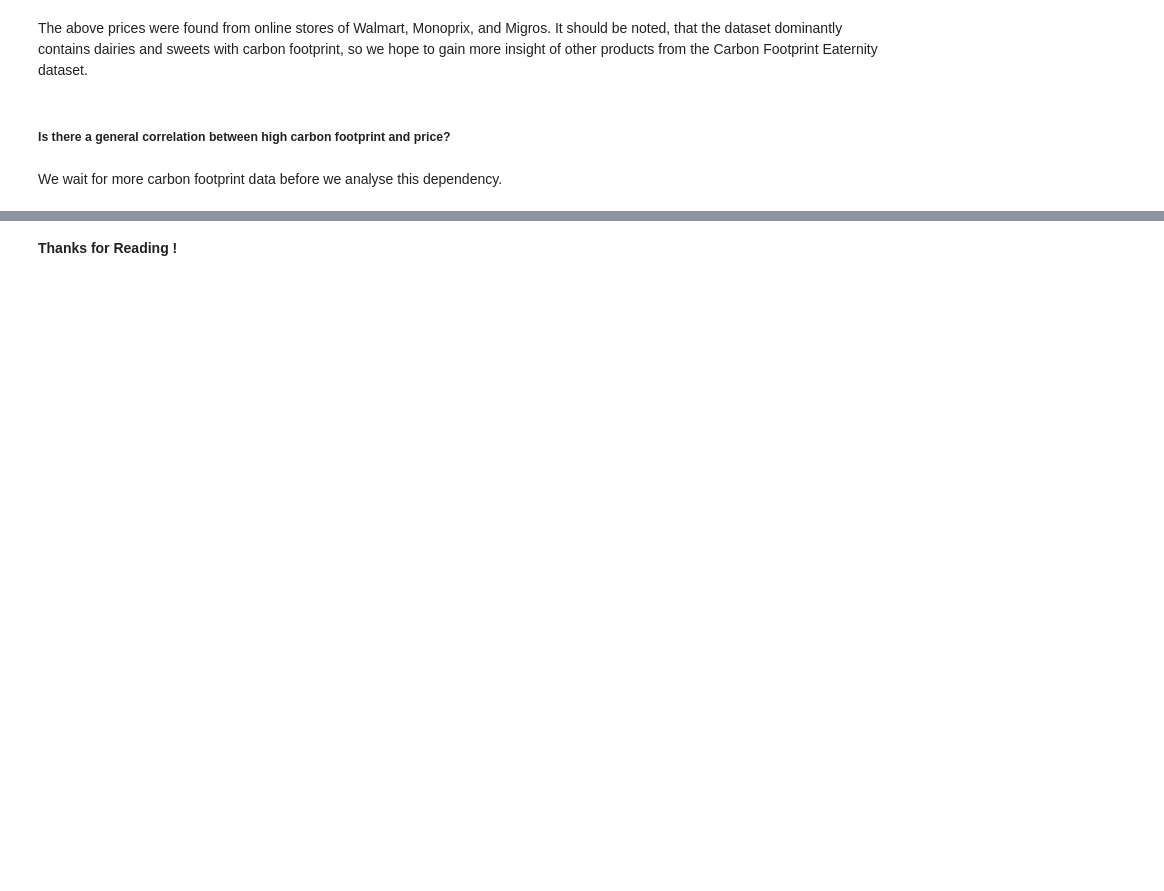
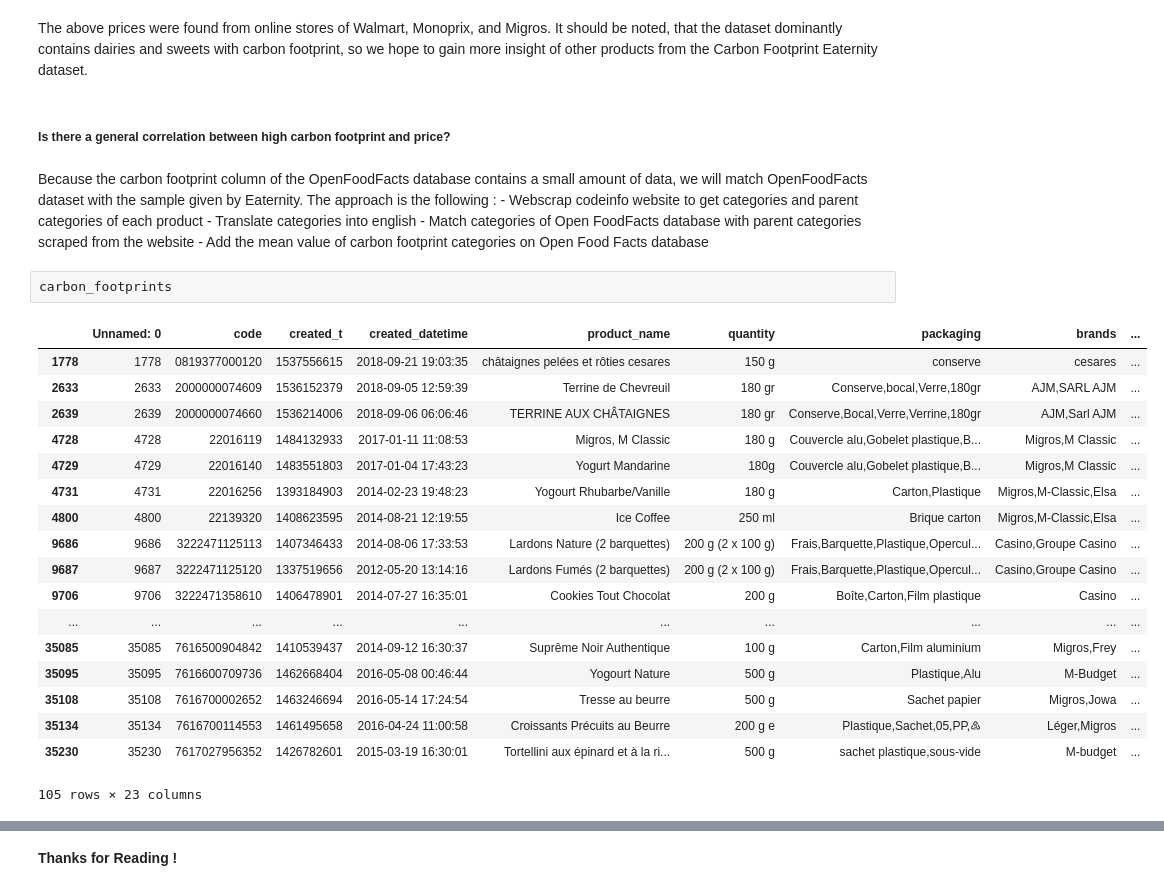
Before and after one commit to RedHotDataProject/Project_ADA, a Jupyter notebook: Open Food Facts - Explore data.ipynb, the cells around one changed output, grey strips where cells are left out. Cells and saved outputs as stored; diff of their text form; blank space fills up the shorter version.

Commit message:
Matching carbon footprint

```diff
--- a/Open Food Facts - Explore data.ipynb
+++ b/Open Food Facts - Explore data.ipynb
@@ -383,7 +476,32 @@ visualize.plot_cluster_by_tags(df=carbon_footprints,
 The above prices were found from online stores of Walmart, Monoprix, and Migros. It should be noted, that the dataset dominantly contains dairies and sweets with carbon footprint, so we hope to gain more insight of other products from the Carbon Footprint Eaternity dataset.
 # %% [markdown]
 ##### Is there a general correlation between high carbon footprint and price?
-# %% [markdown]
-We wait for more carbon footprint data before we analyse this dependency.
+# %% [markdown]
+Because the carbon footprint column of the OpenFoodFacts database contains a small amount of data, we will match OpenFoodFacts dataset with the sample given by Eaternity. The approach is the following :
+    - Webscrap codeinfo website to get categories and parent categories of each product
+    - Translate categories into english
+    - Match categories of Open FoodFacts database with parent categories scraped from the website
+    - Add the mean value of carbon footprint categories on Open Food Facts database
+# %%
+carbon_footprints
+# %% [output]
+|  | Unnamed: 0 | code | created_t | created_datetime | product_name | quantity | packaging | brands | ... |
+| 1778 | 1778 | 0819377000120 | 1537556615 | 2018-09-21 19:03:35 | châtaignes pelées et rôties cesares | 150 g | conserve | cesares | ... |
+| 2633 | 2633 | 2000000074609 | 1536152379 | 2018-09-05 12:59:39 | Terrine de Chevreuil | 180 gr | Conserve,bocal,Verre,180gr | AJM,SARL AJM | ... |
+| 2639 | 2639 | 2000000074660 | 1536214006 | 2018-09-06 06:06:46 | TERRINE AUX CHÂTAIGNES | 180 gr | Conserve,Bocal,Verre,Verrine,180gr | AJM,Sarl AJM | ... |
+| 4728 | 4728 | 22016119 | 1484132933 | 2017-01-11 11:08:53 | Migros, M Classic | 180 g | Couvercle alu,Gobelet plastique,B... | Migros,M Classic | ... |
+| 4729 | 4729 | 22016140 | 1483551803 | 2017-01-04 17:43:23 | Yogurt Mandarine | 180g | Couvercle alu,Gobelet plastique,B... | Migros,M Classic | ... |
+| 4731 | 4731 | 22016256 | 1393184903 | 2014-02-23 19:48:23 | Yogourt Rhubarbe/Vanille | 180 g | Carton,Plastique | Migros,M-Classic,Elsa | ... |
+| 4800 | 4800 | 22139320 | 1408623595 | 2014-08-21 12:19:55 | Ice Coffee | 250 ml | Brique carton | Migros,M-Classic,Elsa | ... |
+| 9686 | 9686 | 3222471125113 | 1407346433 | 2014-08-06 17:33:53 | Lardons Nature (2 barquettes) | 200 g (2 x 100 g) | Frais,Barquette,Plastique,Opercul... | Casino,Groupe Casino | ... |
+| 9687 | 9687 | 3222471125120 | 1337519656 | 2012-05-20 13:14:16 | Lardons Fumés (2 barquettes) | 200 g (2 x 100 g) | Frais,Barquette,Plastique,Opercul... | Casino,Groupe Casino | ... |
+| 9706 | 9706 | 3222471358610 | 1406478901 | 2014-07-27 16:35:01 | Cookies Tout Chocolat | 200 g | Boîte,Carton,Film plastique | Casino | ... |
+| ... | ... | ... | ... | ... | ... | ... | ... | ... | ... |
+| 35085 | 35085 | 7616500904842 | 1410539437 | 2014-09-12 16:30:37 | Suprême Noir Authentique | 100 g | Carton,Film aluminium | Migros,Frey | ... |
+| 35095 | 35095 | 7616600709736 | 1462668404 | 2016-05-08 00:46:44 | Yogourt Nature | 500 g | Plastique,Alu | M-Budget | ... |
+| 35108 | 35108 | 7616700002652 | 1463246694 | 2016-05-14 17:24:54 | Tresse au beurre | 500 g | Sachet papier | Migros,Jowa | ... |
+| 35134 | 35134 | 7616700114553 | 1461495658 | 2016-04-24 11:00:58 | Croissants Précuits au Beurre | 200 g e | Plastique,Sachet,05,PP,♷ | Léger,Migros | ... |
+| 35230 | 35230 | 7617027956352 | 1426782601 | 2015-03-19 16:30:01 | Tortellini aux épinard et à la ri... | 500 g | sachet plastique,sous-vide | M-budget | ... |
+105 rows × 23 columns
 # %%
 carbon_footprint_pd
```
Also changed, not shown: parts of 19 cells of this notebook.
